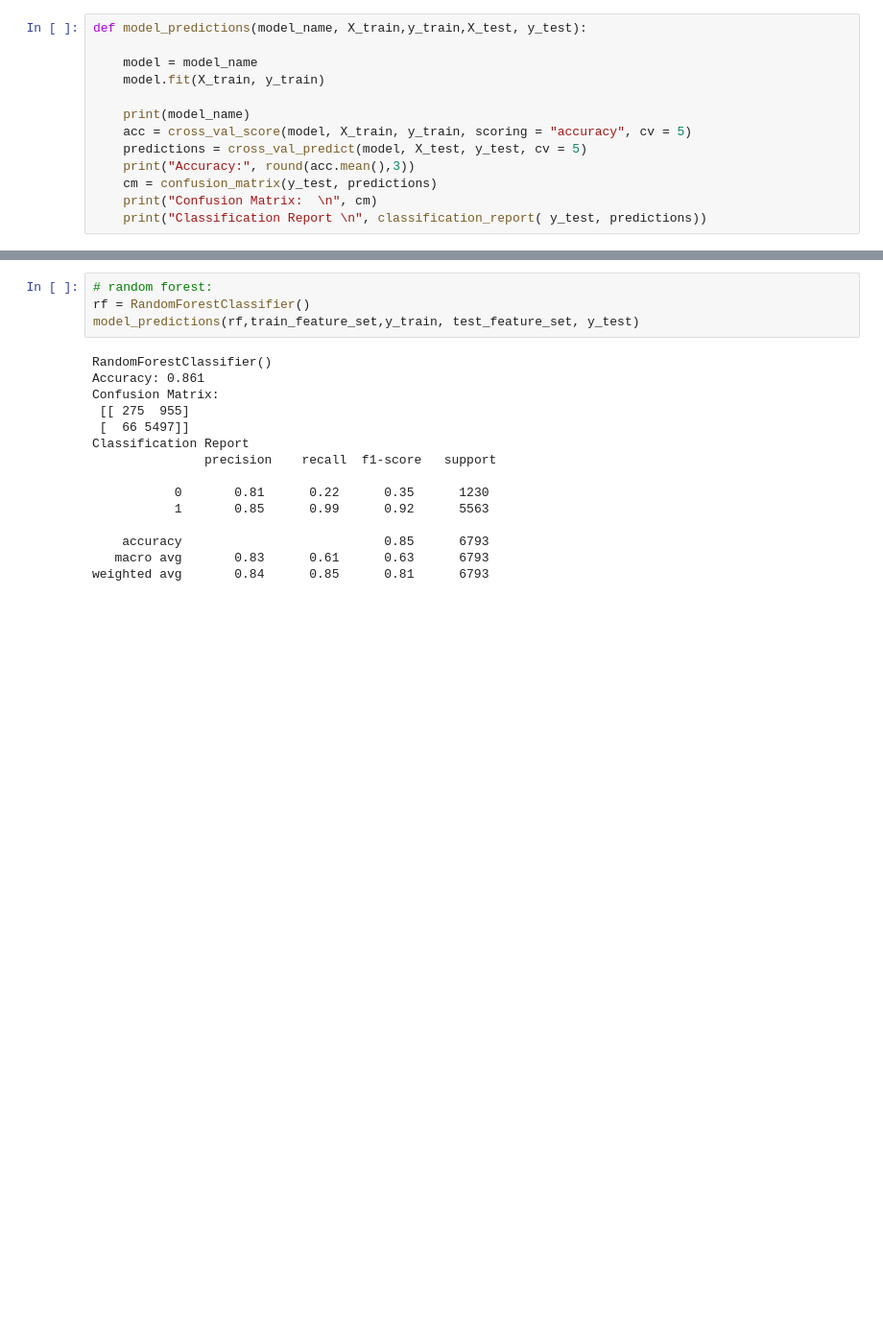
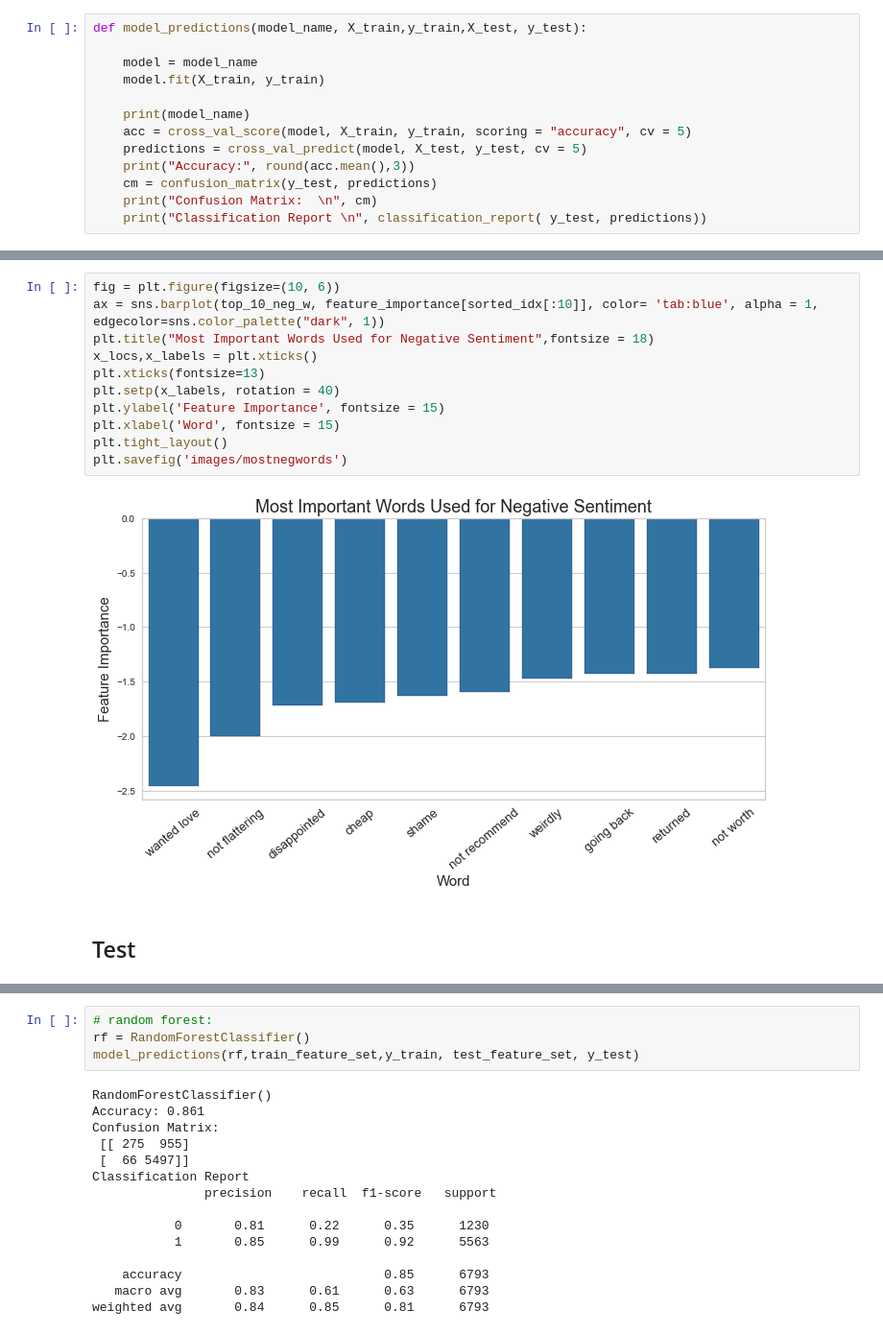
Before and after one commit to baharbiazar/E_Commerce_Reviews_Sentiment_Analysis, a Jupyter notebook: yek_bar_baraye_hamishesh.ipynb, the cells around one changed output, grey strips where cells are left out. Shown: that part at 96% size. Cells and saved outputs as stored; diff of their text form; blank space fills up the shorter version.

```diff
--- a/yek_bar_baraye_hamishesh.ipynb
+++ b/yek_bar_baraye_hamishesh.ipynb
@@ -144,0 +201,15 @@ weighted avg       0.86      0.87      0.87      6793
+# %%
+fig = plt.figure(figsize=(10, 6))
+ax = sns.barplot(top_10_neg_w, feature_importance[sorted_idx[:10]], color= 'tab:blue', alpha = 1, edgecolor=sns.color_palette("dark", 1))
+plt.title("Most Important Words Used for Negative Sentiment",fontsize = 18)
+x_locs,x_labels = plt.xticks()
+plt.xticks(fontsize=13)
+plt.setp(x_labels, rotation = 40)
+plt.ylabel('Feature Importance', fontsize = 15)
+plt.xlabel('Word', fontsize = 15)
+plt.tight_layout()
+plt.savefig('images/mostnegwords')
+# %% [output]
+[figure, added]
+# %% [markdown]
+## Test
```
Also changed, not shown: parts of 56 cells of this notebook, 10 other files.
